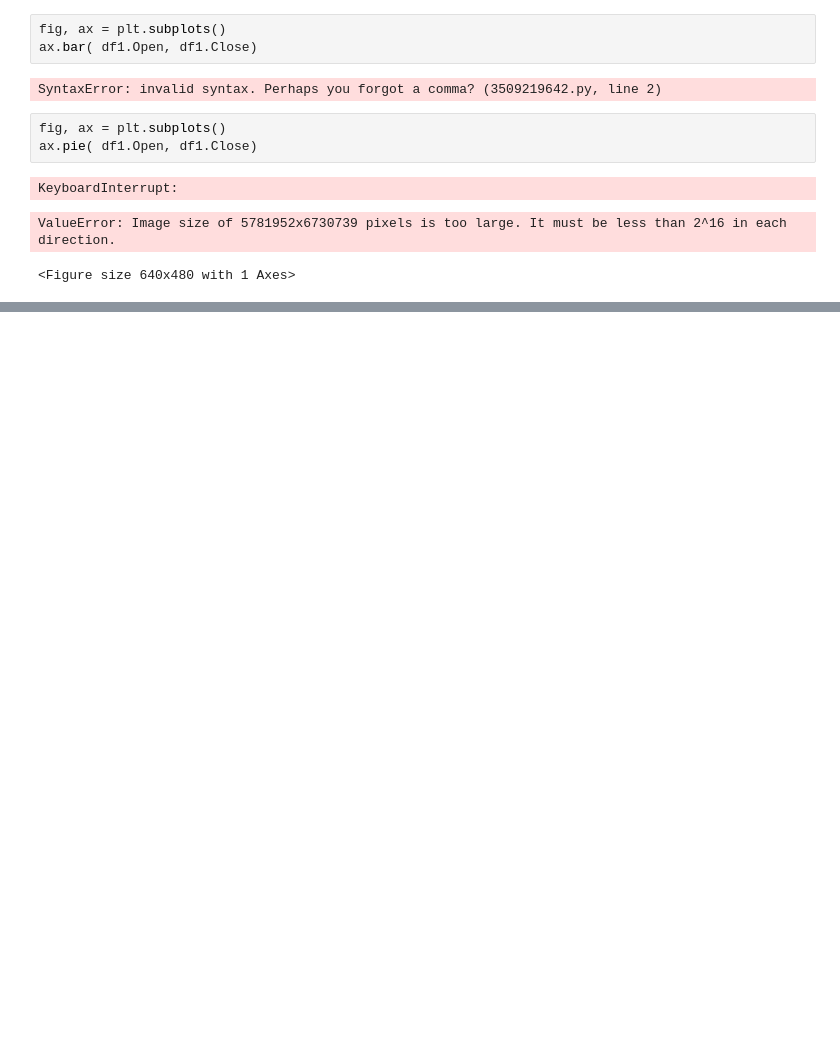
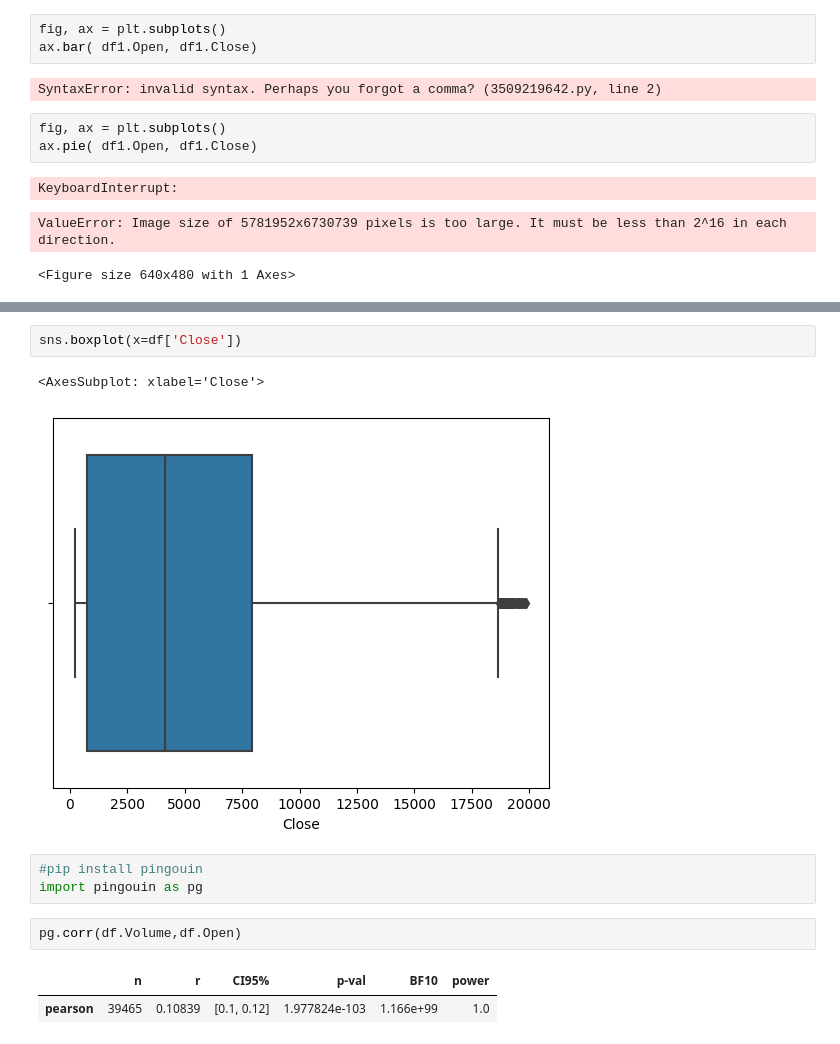
Before and after one commit to Joss931/codespaces-jupyter, a Jupyter notebook: Clase 3 CoderHouse/Clase_4/Ejersicio.ipynb, the cells around one changed output, grey strips where cells are left out. Saved outputs shown, nothing was run; the diff lists cells and outputs as text; blank space fills up the shorter version.

```diff
--- a/Clase 3 CoderHouse/Clase_4/Ejersicio.ipynb
+++ b/Clase 3 CoderHouse/Clase_4/Ejersicio.ipynb
@@ -114,0 +141,13 @@ ValueError: Image size of 5781952x6730739 pixels is too large. It must be less t
+# %%
+sns.boxplot(x=df['Close'])
+# %% [output]
+<AxesSubplot: xlabel='Close'>
+[figure, added]
+# %%
+#pip install pingouin
+import pingouin as pg
+# %%
+pg.corr(df.Volume,df.Open)
+# %% [output]
+|  | n | r | CI95% | p-val | BF10 | power |
+| pearson | 39465 | 0.10839 | [0.1, 0.12] | 1.977824e-103 | 1.166e+99 | 1.0 |
```
Also changed, not shown: parts of 3 cells of this notebook, 1 other file.
